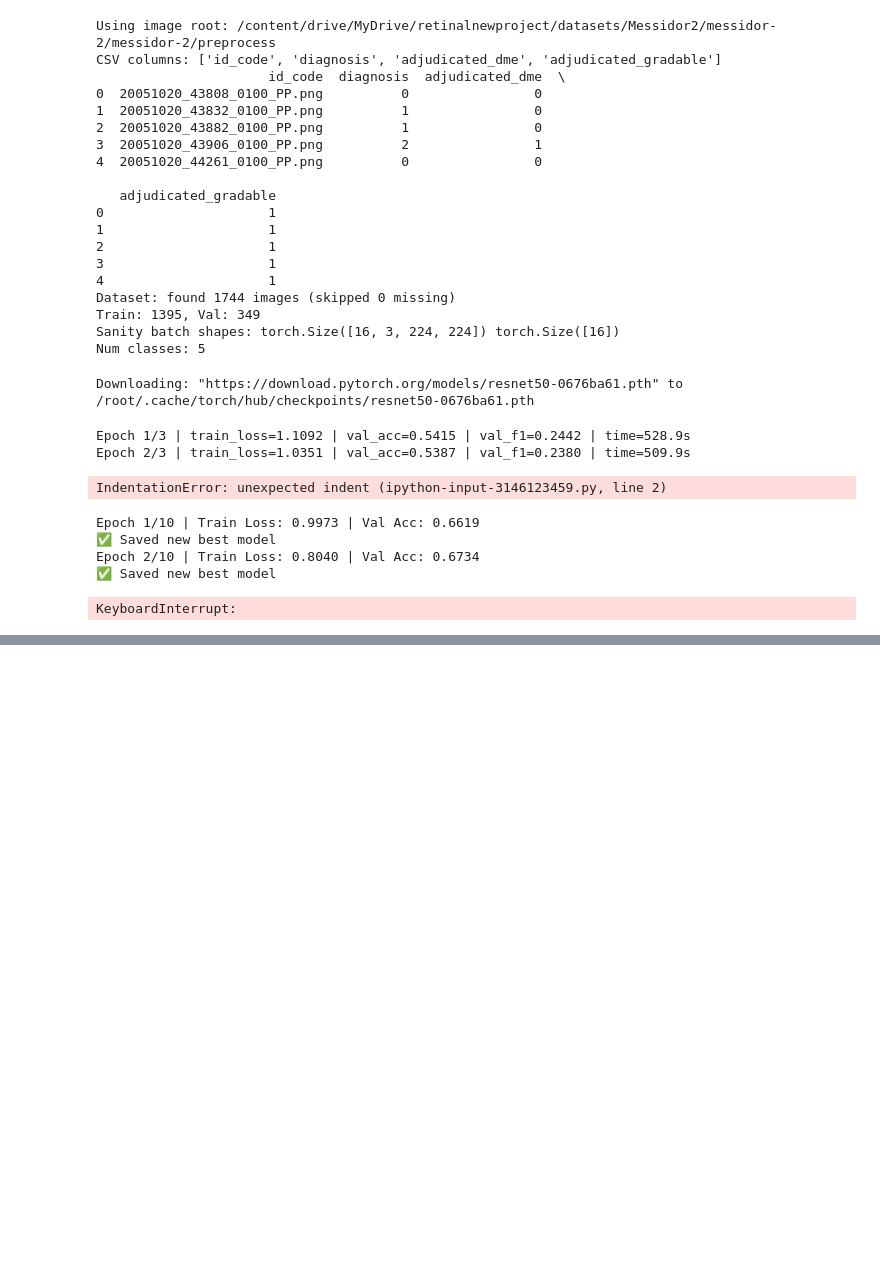
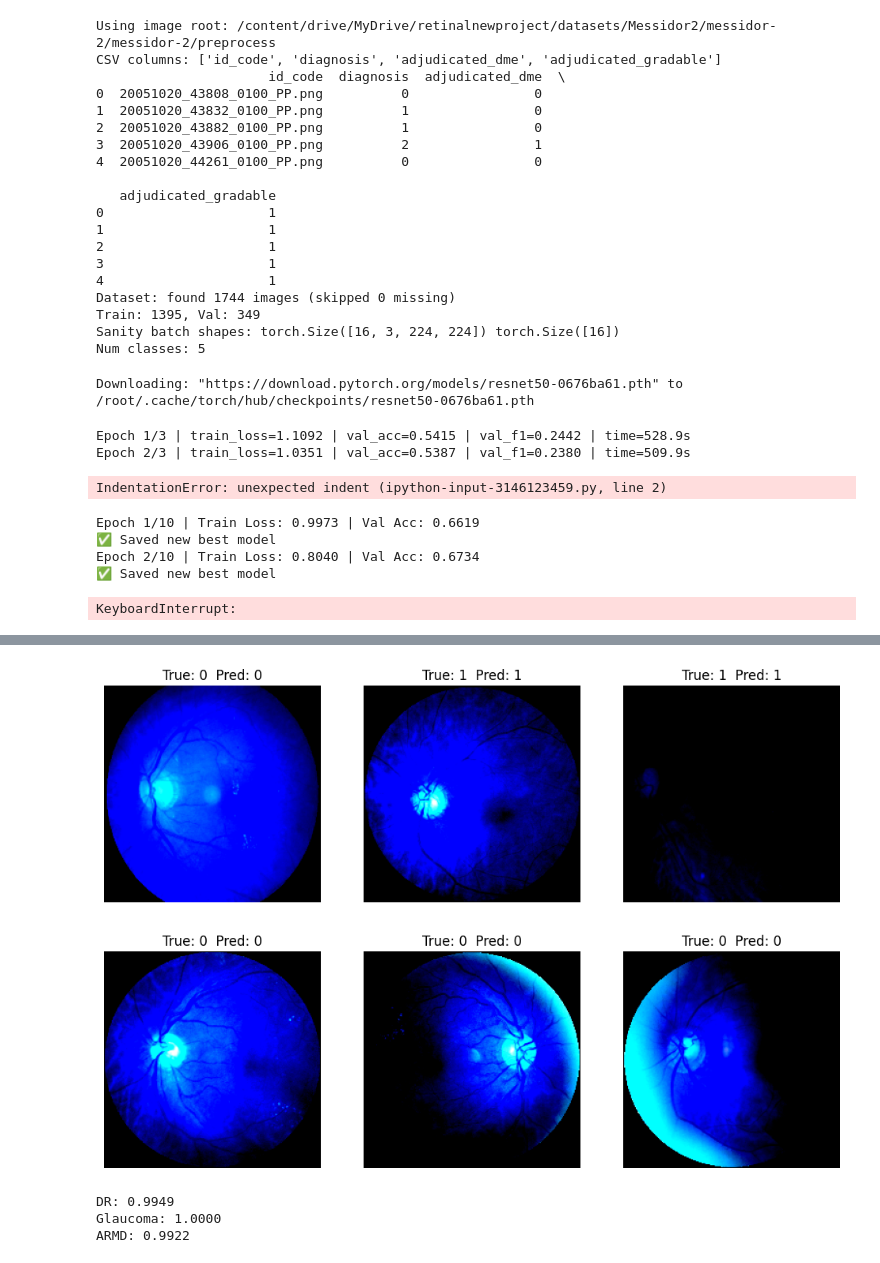
Before and after one commit to israinamdar493-ops/retinalprojectsizz4, a Jupyter notebook: finalproject.ipynb, the cells around one changed output, grey strips where cells are left out. Drawn from its saved outputs; the diff is of its cells as text; code cells hidden in the pictures; blank space fills up the shorter version.

```diff
--- a/finalproject.ipynb
+++ b/finalproject.ipynb
@@ -5408,0 +2964,24 @@ Contents of /content/drive/MyDrive/retinalnewproject/datasets/Messidor2:
+# %%
+import random
+
+# pick 6 random samples
+indices = random.sample(range(len(val_ds)), 6)
+
+plt.figure(figsize=(12,8))
+
+for i, idx in enumerate(indices):
+    img, label = val_ds[idx]
+    img_np = img.permute(1,2,0).numpy()
+
+    plt.subplot(2,3,i+1)
+    plt.imshow(img_np)
+    plt.axis("off")
+
+    # model prediction
+    with torch.no_grad():
+        pred = torch.argmax(model(img.unsqueeze(0).to(device)), dim=1).item()
+
+    plt.title(f"True: {label}  Pred: {pred}")
+
+plt.show()
+# %% [output]
@@ -5408,0 +2994,25 @@ Contents of /content/drive/MyDrive/retinalnewproject/datasets/Messidor2:
+[figure, added]
+# %%
+correct = [0,0,0]
+total = [0,0,0]
+
+model.eval()
+with torch.no_grad():
+    for images, labels in val_loader:
+        images = images.to(device)
+        outputs = model(images)
+        preds = torch.argmax(outputs, dim=1).cpu().numpy()
+        labels = labels.numpy()
+
+        for t, p in zip(labels, preds):
+            total[t] += 1
+            if t == p:
+                correct[t] += 1
+
+for i, cls in enumerate(["DR", "Glaucoma", "ARMD"]):
+    acc = correct[i] / total[i] if total[i] > 0 else 0
+    print(f"{cls}: {acc:.4f}")
+# %% [output]
+DR: 0.9949
+Glaucoma: 1.0000
+ARMD: 0.9922
```
Also changed, not shown: parts of 145 cells of this notebook.
